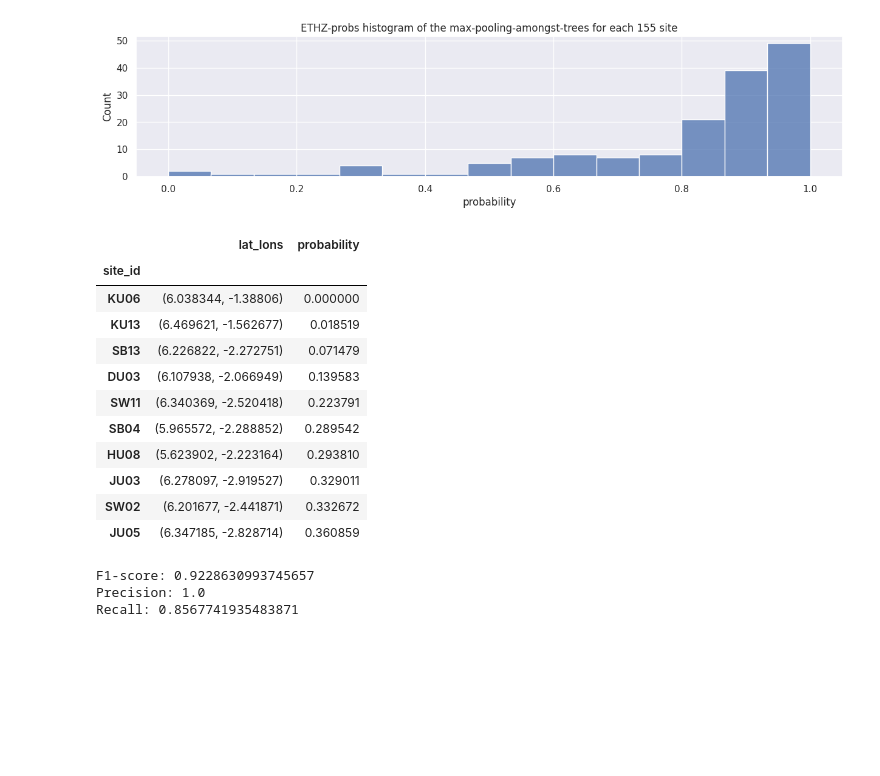
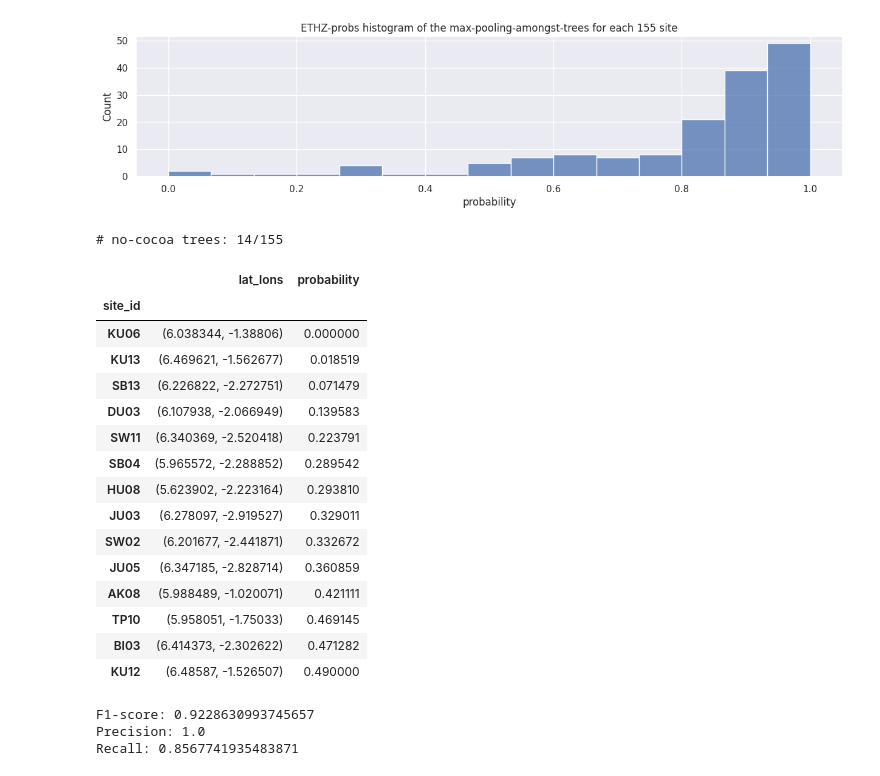
Before and after one commit to arthurgassner-synotis/forestero-skymap-poc, a Jupyter notebook: nb/0-4-check_ethz_predicts_trees.ipynb, the cells around one changed output. Drawn from its saved outputs; the diff is of its cells as text; code cells hidden in the pictures; blank space fills up the shorter version.

```diff
--- a/nb/0-4-check_ethz_predicts_trees.ipynb
+++ b/nb/0-4-check_ethz_predicts_trees.ipynb
@@ -23,7 +23,7 @@ from utils.tree import Tree
 from utils.constants import GHANA_GDF, ETHZ_COCOA_MAP_THRESHOLDED_FILEPATH, ETHZ_COCOA_MAP_FILEPATH, SILVER_FOLDERPATH, ETHZ_COCOA_MAP_UINT8_FILEPATH
 # %%
 # Load sites
-sites = joblib.load(SILVER_FOLDERPATH / "sites.pkl")
+sites = Site.load_all()
 print(f"Loaded {len(sites)} sites")
 # %% [output]
 Loaded 155 sites
@@ -72,20 +72,29 @@ plt.title(f"ETHZ-probs histogram of the max-pooling-amongst-trees for each {len(
 Text(0.5, 1.0, 'ETHZ-probs histogram of the max-pooling-amongst-trees for each 155 site')
 [figure]
 # %%
-df.groupby('site_id').max().sort_values(by='probability').head(10)
+# What site are identified as no-cocoa ?
+grouped_df = df.groupby('site_id').max().sort_values(by='probability')
+mask = grouped_df.probability <= 0.5
+print(f"# no-cocoa trees: {mask.sum()}/{len(grouped_df)}")
+grouped_df[mask]
 # %% [output]
+# no-cocoa trees: 14/155
 |  | lat_lons | probability |
 | site_id |  |  |
 | KU06 | (6.038344, -1.38806) | 0.000000 |
 | KU13 | (6.469621, -1.562677) | 0.018519 |
 | SB13 | (6.226822, -2.272751) | 0.071479 |
 | DU03 | (6.107938, -2.066949) | 0.139583 |
 | SW11 | (6.340369, -2.520418) | 0.223791 |
 | SB04 | (5.965572, -2.288852) | 0.289542 |
 | HU08 | (5.623902, -2.223164) | 0.293810 |
 | JU03 | (6.278097, -2.919527) | 0.329011 |
 | SW02 | (6.201677, -2.441871) | 0.332672 |
 | JU05 | (6.347185, -2.828714) | 0.360859 |
+| AK08 | (5.988489, -1.020071) | 0.421111 |
+| TP10 | (5.958051, -1.75033) | 0.469145 |
+| BI03 | (6.414373, -2.302622) | 0.471282 |
+| KU12 | (6.48587, -1.526507) | 0.490000 |
 # %%
 # What score would we have per tree ?
 # Using a 0.5 threshold, we have
```
Also changed, not shown: 1 other file.
